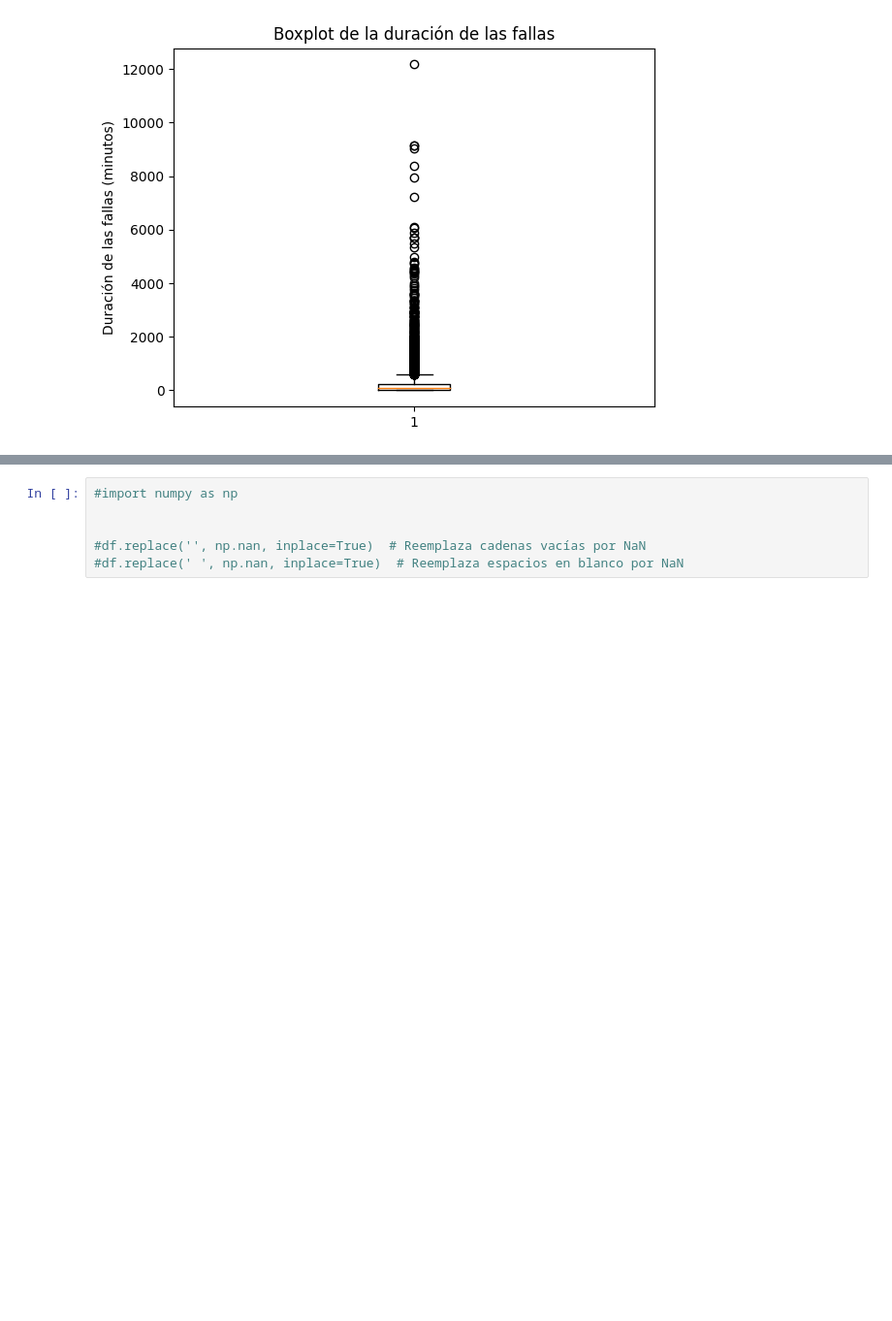
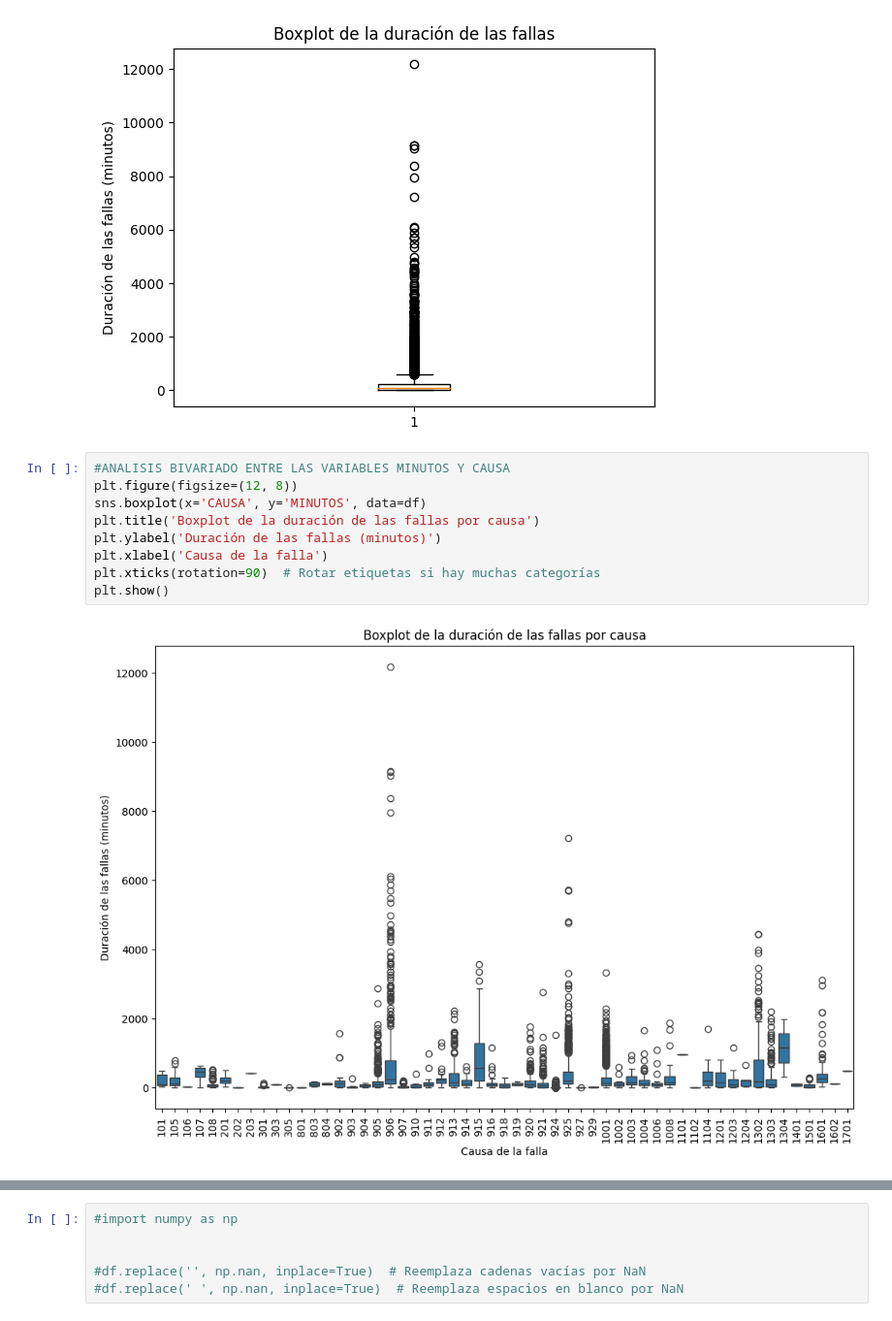
Before and after one commit to semurillas/pregunta_smart_smc, a Jupyter notebook: fallascircuitos.ipynb, the cells around one changed output, grey strips where cells are left out. Shown: that part at 97% size. Cells and saved outputs as stored; diff of their text form; blank space fills up the shorter version.

```diff
--- a/fallascircuitos.ipynb
+++ b/fallascircuitos.ipynb
@@ -182,3 +182,14 @@ plt.ylabel('Duración de las fallas (minutos)')
 plt.show()
 # %% [output]
 [figure]
+# %%
+#ANALISIS BIVARIADO ENTRE LAS VARIABLES MINUTOS Y CAUSA
+plt.figure(figsize=(12, 8))
+sns.boxplot(x='CAUSA', y='MINUTOS', data=df)
+plt.title('Boxplot de la duración de las fallas por causa')
+plt.ylabel('Duración de las fallas (minutos)')
+plt.xlabel('Causa de la falla')
+plt.xticks(rotation=90)  # Rotar etiquetas si hay muchas categorías
+plt.show()
+# %% [output]
+[figure, added]
```
Also changed, not shown: parts of 5 cells of this notebook.
